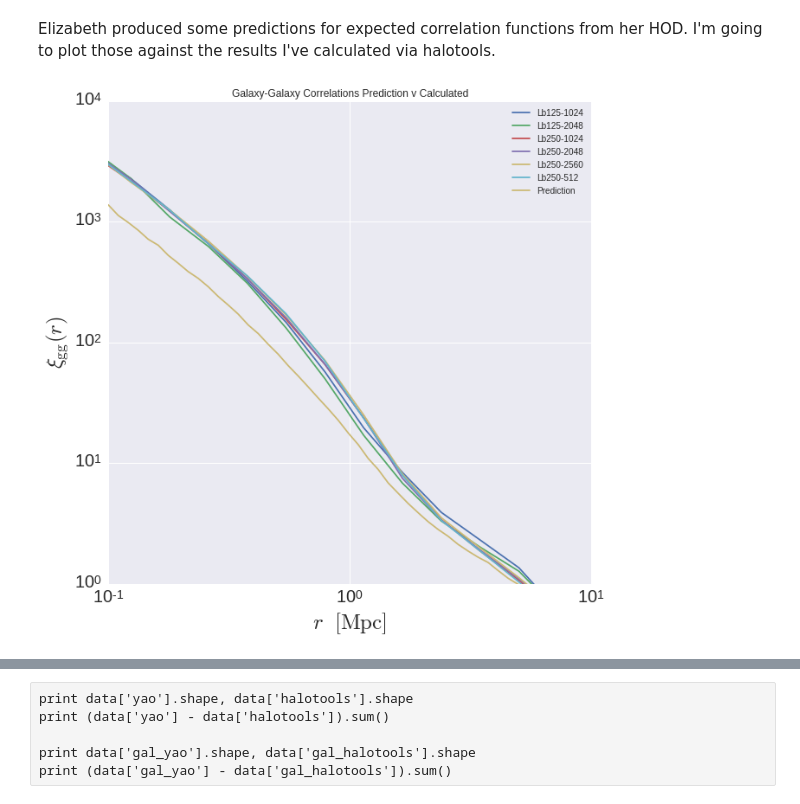
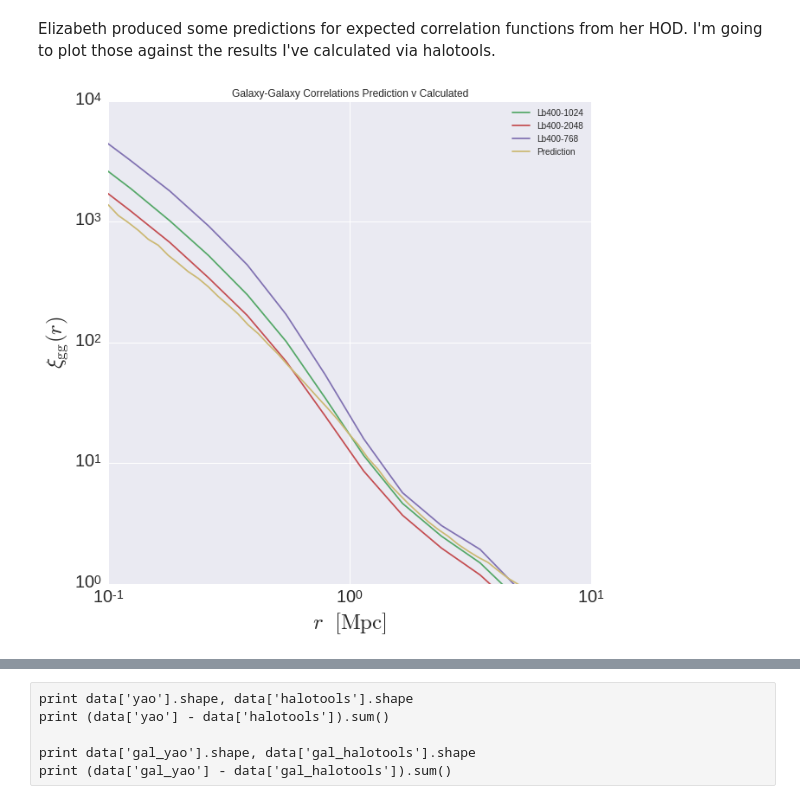
Before and after one commit to mclaughlin6464/HODEmulator, a Jupyter notebook: predictionsVCalculated.ipynb, the cells around one changed output, grey strips where cells are left out. Drawn from its saved outputs; the diff is of its cells as text; code cells hidden in the pictures.

```diff
--- a/predictionsVCalculated.ipynb
+++ b/predictionsVCalculated.ipynb
@@ -25,9 +25,10 @@ sim = 'chinchilla'
 #boxsize_npart = [(125.0, 1024),(125.0, 2048), (250.0, 1024), (250.0, 128), (250.0, 196), (250.0, 2048),
 #                (250.0, 2560), (250.0, 320), (250.0, 512), (250.0, 768), (250.0, 85), (400.0, 1024),
 #                (400.0, 136), (400.0, 2048), (400.0, 210), (400.0, 315), (400.0, 512), (400.0, 768)]
-boxsize_npart = [(125.0, 1024),(125.0, 2048), (250.0, 1024), (250.0, 2048),
-                (250.0, 2560), (250.0, 512), (250.0, 768), (400.0, 1024),
-                (400.0, 2048), (400.0, 768)]
+#boxsize_npart = [(125.0, 1024),(125.0, 2048), (250.0, 1024), (250.0, 2048),
+#                (250.0, 2560), (250.0, 512), (250.0, 768), (400.0, 1024),
+#                (400.0, 2048), (400.0, 768)]
+boxsize_npart = [(400.0, 1024),(400.0, 2048), (400.0, 768)]
 
 ch_data = defaultdict(list)
 version_names = []
@@ -36,40 +37,40 @@ for boxsize, npart in boxsize_npart:
 #for sim in simnames:
     vn = 'Lb%d-%d'%(int(boxsize),npart )
     version_names.append(vn)
-    ch_data[vn].append( np.loadtxt(outputdir+'%s/%s/xi_all_%.3f.npy'%(sim,vn,a)) )
-    ch_data[vn].append( np.loadtxt(outputdir+'%s/%s/xi_1h_%.3f.npy'%(sim,vn,a))  )
+    ch_data[vn].append( np.loadtxt(outputdir+'%s/%s/xi_all_%.3f_default.npy'%(sim,vn,a)) )
+    ch_data[vn].append( np.loadtxt(outputdir+'%s/%s/xi_1h_%.3f_default.npy'%(sim,vn,a))  )
     #data[vn].append( np.loadtxt(outputdir+'%s/%s/xi_2h_%.3f.npy'%(sim,vn,a))  )
     #data[vn].append( np.loadtxt(outputdir+'%s/%s/wp_all_%.3f.npy'%(sim,vn,a)) )
 # %%
 fig = plt.figure(figsize = (10,10))
 for vn, color in zip(version_names, colors):
 #for sim, color in zip(simnames, colors):
     rz = 1.0/a -1
     #MPC/h v MPC issue?
     plt.plot(rbin_centers*0.7, ch_data[vn][0], alpha = 1,
              label=vn, color=color)
              #label = sim, color = color)
     #plt.plot(rbin_centers, data[sim][1], ls = '--', color = color)
     #plt.plot(rbin_centers, data[vn][2], ls = '-.', color = color)
 
-#c = next(colors)
-plt.plot(prediction[:, 0], prediction[:, 1],  label = 'Prediction', color = colors[len(version_names)%6])
+c = next(colors)
+plt.plot(prediction[:, 0], prediction[:, 1],  label = 'Prediction', color = c)
 #plt.plot(prediction[:, 0], prediction[:, 2], ls = '--', color = c)
 
 
 plt.title('Galaxy-Galaxy Correlations Prediction v Calculated')
 plt.xlim(xmin = 0.1, xmax = 10)
 plt.ylim(ymin = 1, ymax = 1e4)
 plt.loglog()
 plt.xticks(fontsize=20)
 plt.yticks(fontsize=20)
 plt.xlabel(r'$r $  $\rm{[Mpc]}$', fontsize=25)
 plt.ylabel(r'$\xi_{\rm gg}(r)$', fontsize=25)
 plt.legend(loc='best', fontsize=10)
 
 plt.show()
 # %% [output]
-[figure, old version]
+[figure, new version]
 # %%
 outputdir = '/u/ki/swmclau2/des/HODOutput/'
 #simnames = ['fox']
```
Also changed, not shown: parts of 5 cells of this notebook, 2 other files.
